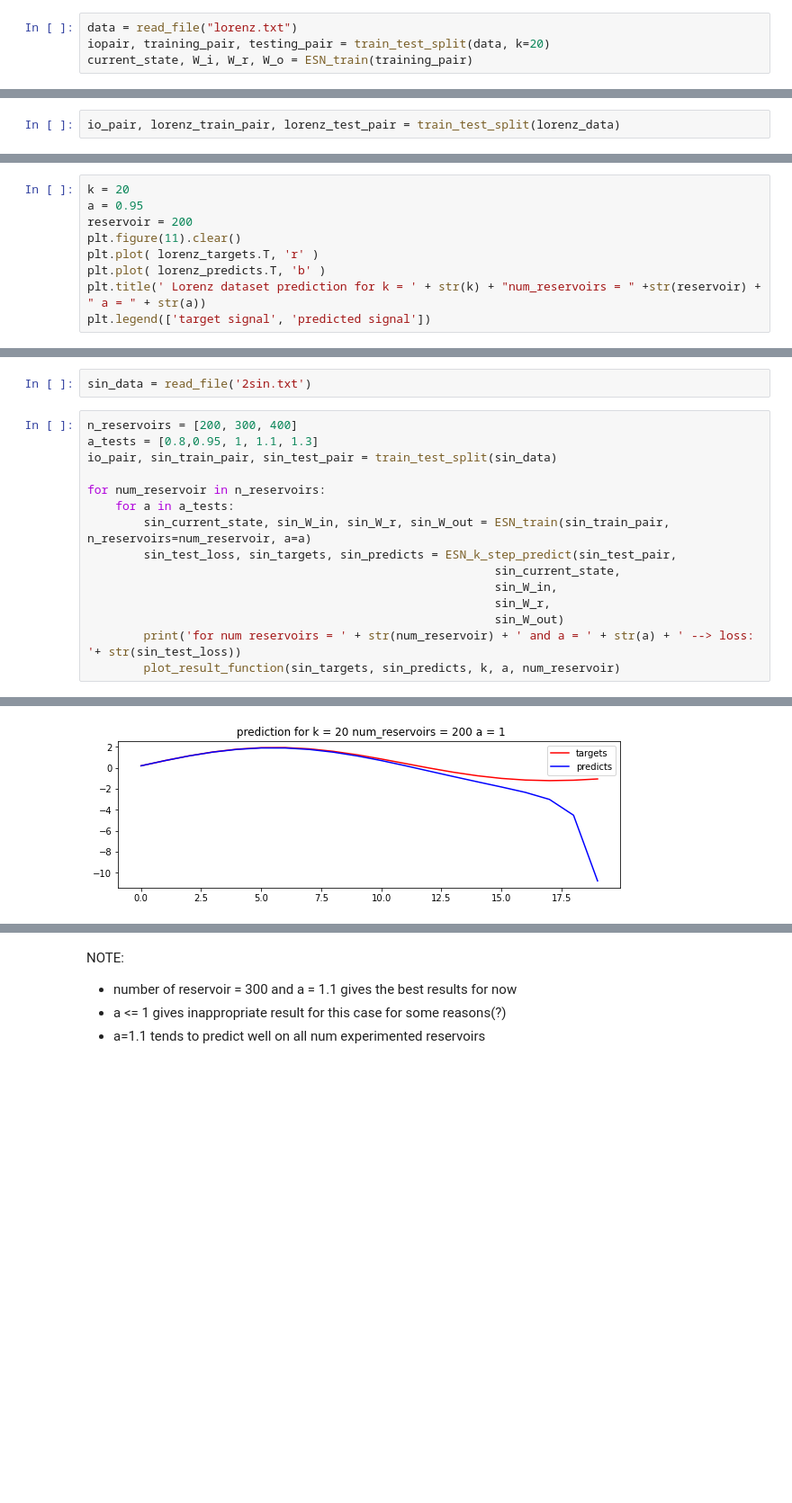
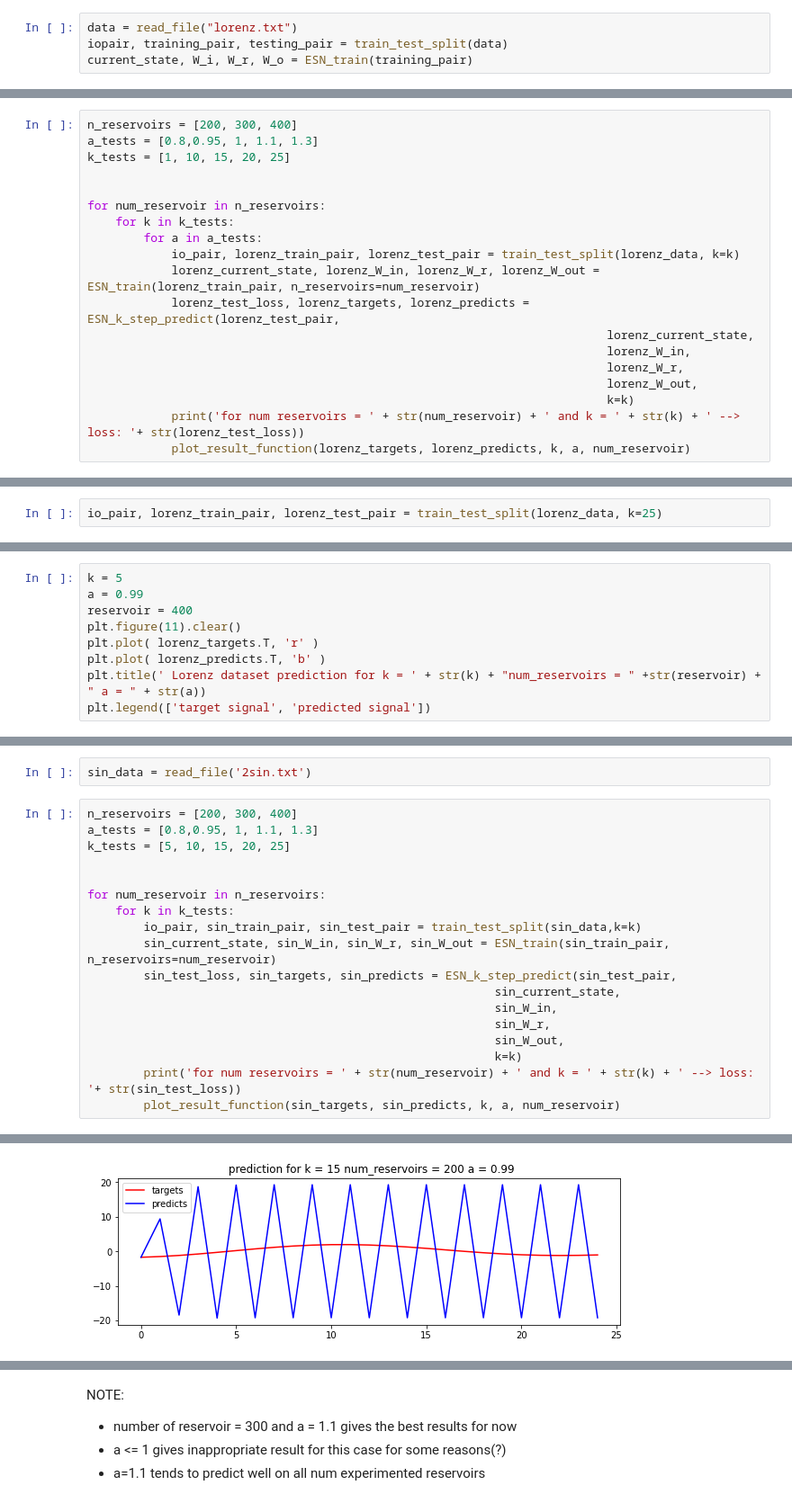
Before and after one commit to danielmai12/ESN, a Jupyter notebook: project.ipynb, the cells around one changed output, grey strips where cells are left out. Shown at 90% size. Drawn from its saved outputs; the diff is of its cells as text; blank space fills up the shorter version.

Commit message:
Modify k-step forecasting and add the regularization parameter

```diff
--- a/project.ipynb
+++ b/project.ipynb
@@ -202,6 +237,6 @@ def ESN_train(train_pair, n_reservoirs=200, a=0.95, lamda=0.01):
     return x, W_i, W_r, W_o
 # %%
 data = read_file("lorenz.txt")
-iopair, training_pair, testing_pair = train_test_split(data, k=20)
+iopair, training_pair, testing_pair = train_test_split(data)
 current_state, W_i, W_r, W_o = ESN_train(training_pair)
 # %%
@@ -329,3 +313,22 @@ lorenz
 ### Experiments on Lorenz datatset
 # %%
 lorenz_data = read_file('lorenz.txt')
+# %%
+n_reservoirs = [200, 300, 400]
+a_tests = [0.8,0.95, 1, 1.1, 1.3]
+k_tests = [1, 10, 15, 20, 25]
+
+
+for num_reservoir in n_reservoirs:
+    for k in k_tests:
+        for a in a_tests:
+            io_pair, lorenz_train_pair, lorenz_test_pair = train_test_split(lorenz_data, k=k)
+            lorenz_current_state, lorenz_W_in, lorenz_W_r, lorenz_W_out = ESN_train(lorenz_train_pair, n_reservoirs=num_reservoir)
+            lorenz_test_loss, lorenz_targets, lorenz_predicts = ESN_k_step_predict(lorenz_test_pair,
+                                                                          lorenz_current_state,
+                                                                          lorenz_W_in,
+                                                                          lorenz_W_r,
+                                                                          lorenz_W_out,
+                                                                          k=k)
+            print('for num reservoirs = ' + str(num_reservoir) + ' and k = ' + str(k) + ' --> loss: '+ str(lorenz_test_loss))
+            plot_result_function(lorenz_targets, lorenz_predicts, k, a, num_reservoir)
@@ -332,3 +381,3 @@ lorenz_data = read_file('lorenz.txt')
 # %%
-io_pair, lorenz_train_pair, lorenz_test_pair = train_test_split(lorenz_data)
+io_pair, lorenz_train_pair, lorenz_test_pair = train_test_split(lorenz_data, k=25)
 # %%
@@ -342,7 +396,7 @@ lorenz_test_loss, lorenz_targets, lorenz_predicts = ESN_k_step_predict(lorenz_te
 # %%
-k = 20
-a = 0.95
-reservoir = 200
+k = 5
+a = 0.99
+reservoir = 400
 plt.figure(11).clear()
 plt.plot( lorenz_targets.T, 'r' )
 plt.plot( lorenz_predicts.T, 'b' )
@@ -358,16 +412,19 @@ sin_data = read_file('2sin.txt')
 # %%
 n_reservoirs = [200, 300, 400]
 a_tests = [0.8,0.95, 1, 1.1, 1.3]
-io_pair, sin_train_pair, sin_test_pair = train_test_split(sin_data)
+k_tests = [5, 10, 15, 20, 25]
+
 
 for num_reservoir in n_reservoirs:
-    for a in a_tests:
-        sin_current_state, sin_W_in, sin_W_r, sin_W_out = ESN_train(sin_train_pair, n_reservoirs=num_reservoir, a=a)
+    for k in k_tests:
+        io_pair, sin_train_pair, sin_test_pair = train_test_split(sin_data,k=k)
+        sin_current_state, sin_W_in, sin_W_r, sin_W_out = ESN_train(sin_train_pair, n_reservoirs=num_reservoir)
         sin_test_loss, sin_targets, sin_predicts = ESN_k_step_predict(sin_test_pair,
                                                           sin_current_state,
                                                           sin_W_in,
                                                           sin_W_r,
-                                                          sin_W_out)
-        print('for num reservoirs = ' + str(num_reservoir) + ' and a = ' + str(a) + ' --> loss: '+ str(sin_test_loss))
+                                                          sin_W_out,
+                                                          k=k)
+        print('for num reservoirs = ' + str(num_reservoir) + ' and k = ' + str(k) + ' --> loss: '+ str(sin_test_loss))
         plot_result_function(sin_targets, sin_predicts, k, a, num_reservoir)
 # %% [output]
@@ -391 +448 @@ for num reservoirs = 400 and a = 1.3 --> loss: 0.0011313844453154122
-[figure, old version]
+[figure, new version]
```
Also changed, not shown: parts of 24 cells of this notebook.
